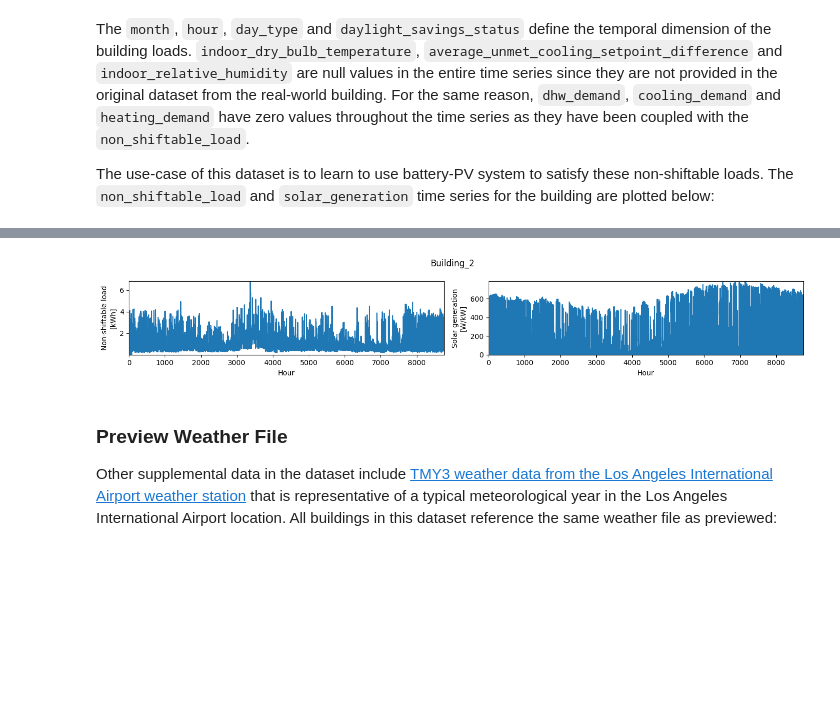
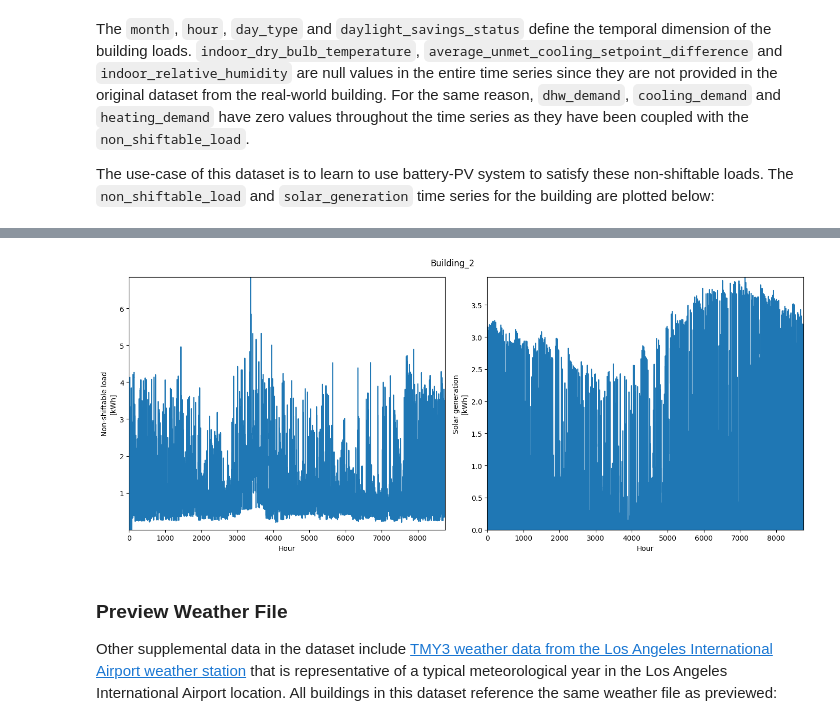
Before and after one commit to LeoBenac/Derms, a Jupyter notebook: derms.ipynb, the cells around one changed output, grey strips where cells are left out. Saved outputs shown, nothing was run; the diff lists cells and outputs as text; code cells hidden in the pictures; blank space fills up the shorter version.

```diff
--- a/derms.ipynb
+++ b/derms.ipynb
@@ -668,19 +340,19 @@ plt.show()
 # %%
-fig, axs = plt.subplots(1, 2, figsize=(14, 2.5))
+fig, axs = plt.subplots(1, 2, figsize=(14, 6))
 x = building_data.index
 y1 = building_data['non_shiftable_load']
-y2 = building_data['solar_generation']
+y2 = building_data['solar_generation'] / 1000 * 5.0
 axs[0].plot(x, y1)
 axs[0].set_xlabel('Hour')
 axs[0].set_ylabel('Non-shiftable load\n[kWh]')
 axs[1].plot(x, y2)
 axs[1].set_xlabel('Hour')
-axs[1].set_ylabel('Solar generation\n[W/kW]')
+axs[1].set_ylabel('Solar generation\n[kWh]')
 fig.suptitle(building_name)
 plt.tight_layout()
 plt.show()
 # %% [output]
-[figure, old version]
+[figure, new version]
 # %% [markdown]
 ### Preview Weather File
 
```
Also changed, not shown: parts of 55 cells of this notebook.
